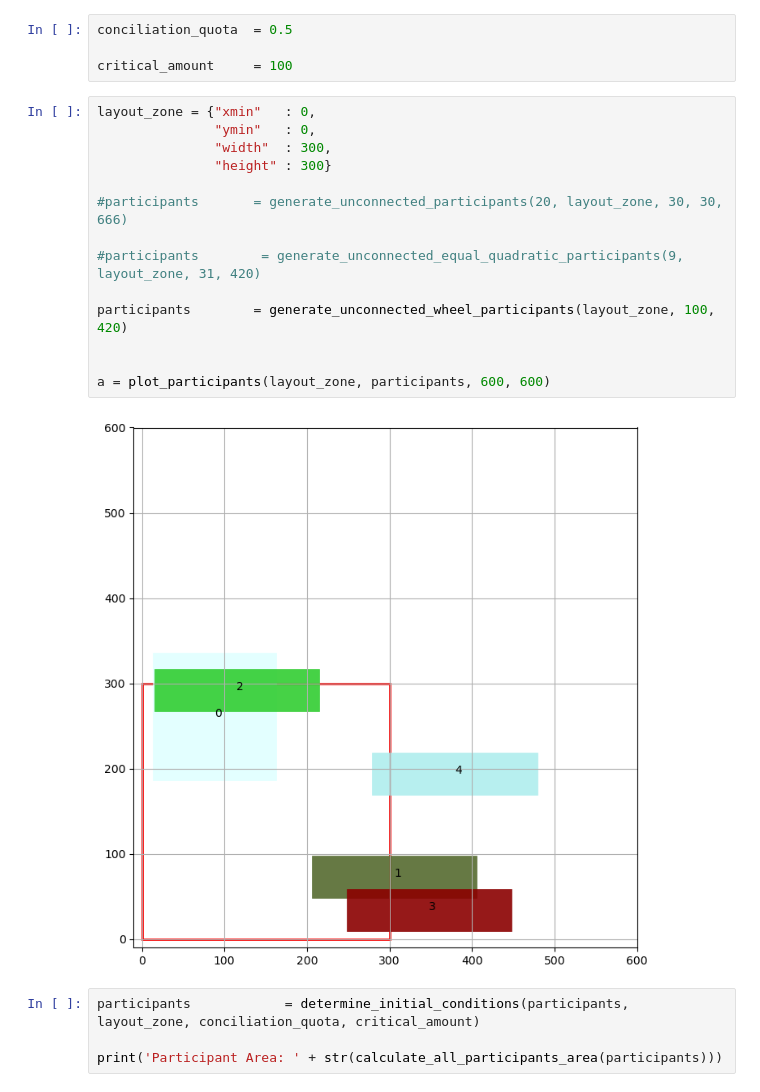
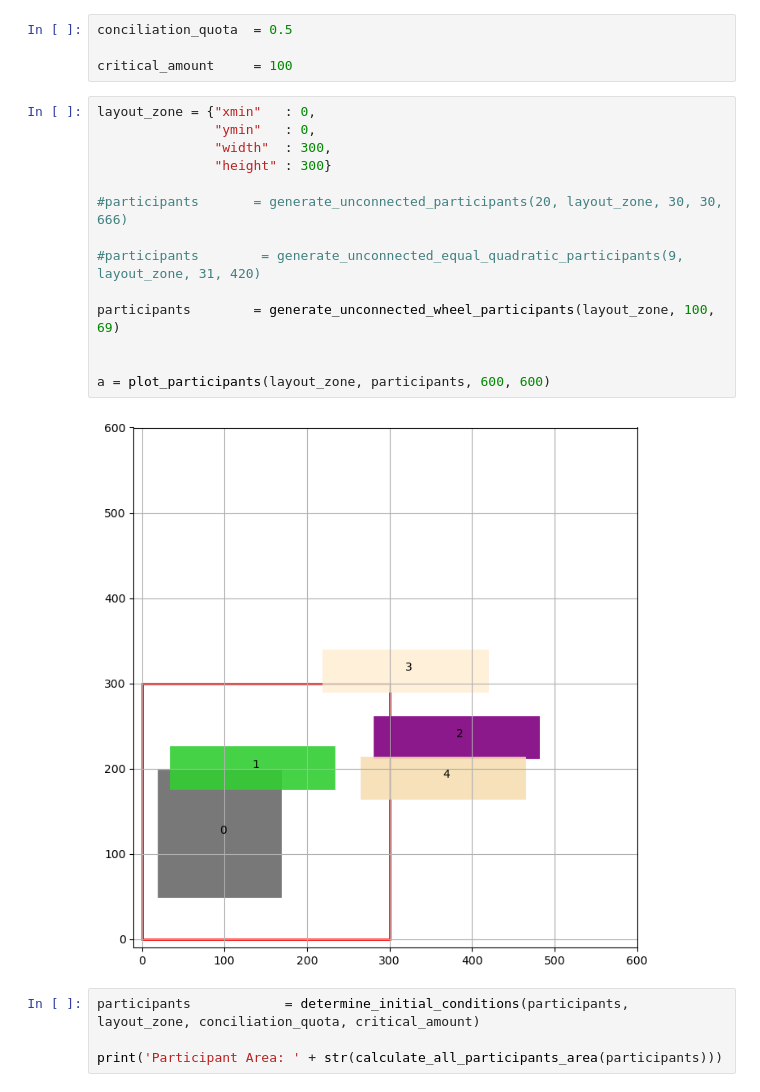
Before and after one commit to TiMo3654/abf, a Jupyter notebook: tests.ipynb, the cells around one changed output. Cells and saved outputs as stored; diff of their text form.

```diff
--- a/tests.ipynb
+++ b/tests.ipynb
@@ -13,19 +13,19 @@ critical_amount     = 100
 # %%
 layout_zone = {"xmin"   : 0,
                "ymin"   : 0,
                "width"  : 300,
                "height" : 300}
 
 #participants       = generate_unconnected_participants(20, layout_zone, 30, 30, 666)
 
 #participants        = generate_unconnected_equal_quadratic_participants(9, layout_zone, 31, 420)
 
-participants        = generate_unconnected_wheel_participants(layout_zone, 100, 420)
+participants        = generate_unconnected_wheel_participants(layout_zone, 100, 69)
 
 
 a = plot_participants(layout_zone, participants, 600, 600)
 # %% [output]
-[figure, old version]
+[figure, new version]
 # %%
 participants            = determine_initial_conditions(participants, layout_zone, conciliation_quota, critical_amount)
 
```
Also changed, not shown: parts of 2 cells of this notebook, 3 other files.
